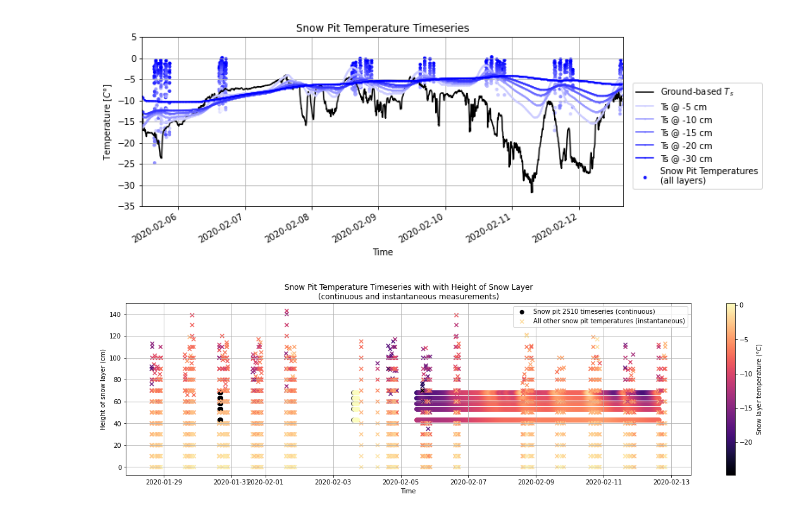
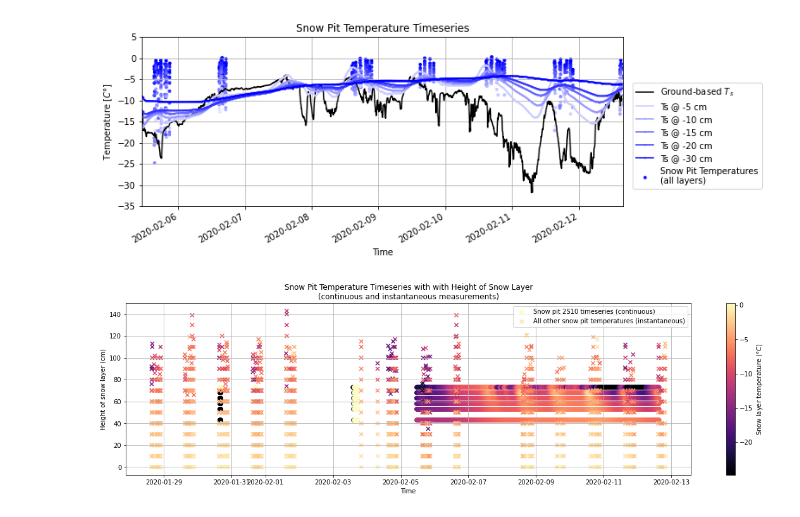
Before and after one commit to snowex-hackweek/hot-pow, a Jupyter notebook: contributors/Steven_Pestana/snowpit_temp_to_netcdf.ipynb, the cells around one changed output. Drawn from its saved outputs; the diff is of its cells as text; code cells hidden in the pictures.

Commit message:
Update snow pit temp plots

```diff
--- a/contributors/Steven_Pestana/snowpit_temp_to_netcdf.ipynb
+++ b/contributors/Steven_Pestana/snowpit_temp_to_netcdf.ipynb
@@ -178,7 +178,8 @@ plt.savefig('snow_pit_temp_timeseries.jpg')
 plt.figure(figsize=(20,5))
 
 # plot radiometer average temperature
-plt.scatter(x=df.index, y=np.ones_like(df.temp1_avg)*(73-5), c=df.temp1_avg, cmap='magma', marker='o', vmin=-20, vmax=0, label='Snow pit 2S10 timeseries (continuous)')
+plt.scatter(x=df.index, y=np.ones_like(df.rad_avg)*(73), c=df.rad_avg, cmap='magma', marker='o', vmin=-20, vmax=0, label='Snow pit 2S10 timeseries (continuous)')
+plt.scatter(x=df.index, y=np.ones_like(df.temp1_avg)*(73-5), c=df.temp1_avg, cmap='magma', marker='o', vmin=-20, vmax=0)
 plt.scatter(x=df.index, y=np.ones_like(df.temp2_avg)*(73-10), c=df.temp2_avg, cmap='magma', vmin=-20, vmax=0)
 plt.scatter(x=df.index, y=np.ones_like(df.temp3_avg)*(73-15), c=df.temp3_avg, cmap='magma', vmin=-20, vmax=0)
 plt.scatter(x=df.index, y=np.ones_like(df.temp4_avg)*(73-20), c=df.temp4_avg, cmap='magma', vmin=-20, vmax=0)
@@ -186,31 +187,31 @@ plt.scatter(x=df.index, y=np.ones_like(df.temp5_avg)*(73-30), c=df.temp5_avg, cm
 
 # Plot asll other snowpit temperatures over time
 plt.scatter(x=ds.time, y=ds.depth, c=ds.temperature, cmap='magma', marker='x', label='All other snow pit temperatures (instantaneous)')
 #ds.temperature.plot(linestyle='none', marker='.', markersize=1, c='k', label='Snow Pit Temperatures')
 
 
 plt.colorbar(label='Snow layer temperature ($\degree C$)')
 
 
 
 # set axes limits
 #plt.ylim((-35,5))
 #plt.xlim((pd.Timestamp(2020,2,5,11,0),pd.Timestamp(2020,2,12,16,0)))
 
 # add a legend to the plot
 plt.legend()
 
 # set axes labels
 plt.xlabel('Time')
 plt.ylabel('Height of snow layer (cm)')
 
 # add grid lines to the plot
 plt.grid('on')
 
 # set the plot title
 plt.title('Snow Pit Temperature Timeseries with with Height of Snow Layer\n(continuous and instantaneous measurements)');
 
 # save figure
 plt.savefig('snow_pit_temp_timeseries_by_depth.jpg')
 # %% [output]
-[figure, old version]
+[figure, new version]
```
Also changed, not shown: parts of 1 cell of this notebook, 2 other files.
